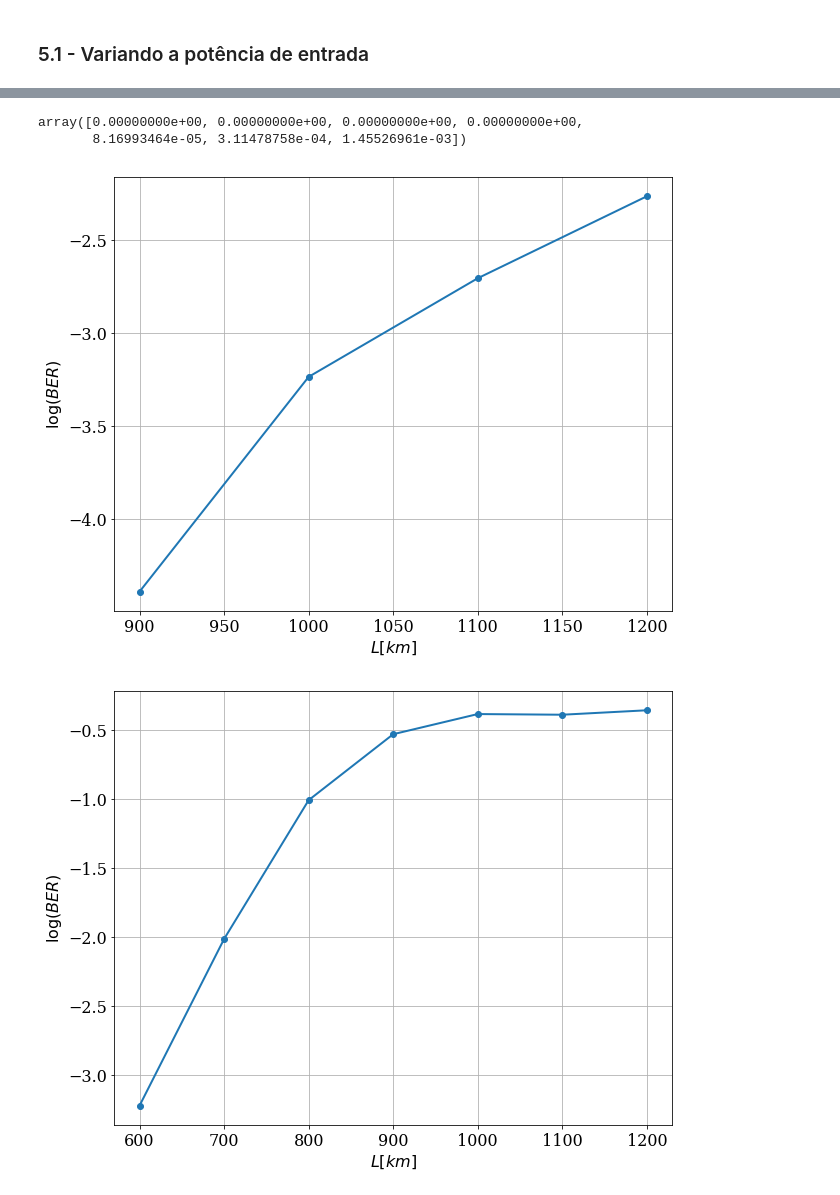
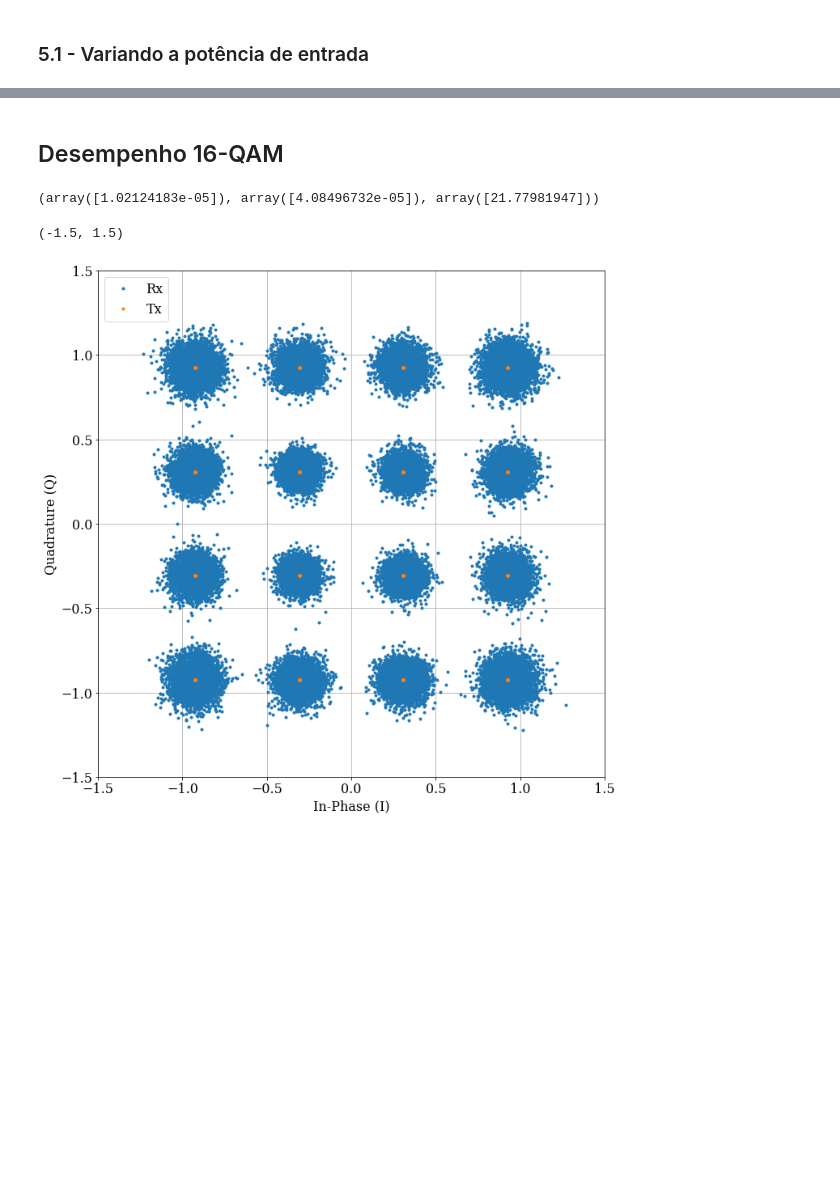
Before and after one commit to daniel7fontes/TCC_OFDM_ComOpt, a Jupyter notebook: DDO_CE_OFDM_variations.ipynb, the cells around one changed output, grey strips where cells are left out. Saved outputs shown, nothing was run; the diff lists cells and outputs as text; code cells hidden in the pictures; blank space fills up the shorter version.

```diff
--- a/DDO_CE_OFDM_variations.ipynb
+++ b/DDO_CE_OFDM_variations.ipynb
@@ -260,5 +274,0 @@ plt.grid()
-# %%
-BER
-# %% [output]
-array([0.00000000e+00, 0.00000000e+00, 0.00000000e+00, 0.00000000e+00,
-       8.16993464e-05, 3.11478758e-04, 1.45526961e-03])
@@ -289,9 +274,0 @@ for j, L in enumerate(Ltotal):
-# %%
-plt.figure(figsize = (10, 8))
-plt.plot(Ltotal, np.log10(BER), '-o')
-
-plt.ylabel(r"$\log(BER)$")
-plt.xlabel(r"$L [km]$")
-plt.grid()
-# %% [output]
-[figure, removed]
@@ -322,9 +275,2 @@ for j, L in enumerate(Ltotal):
-# %%
-plt.figure(figsize = (10, 8))
-plt.plot(Ltotal, np.log10(BER), '-o')
-
-plt.ylabel(r"$\log(BER)$")
-plt.xlabel(r"$L [km]$")
-plt.grid()
-# %% [output]
-[figure, removed]
+# %% [markdown]
+## Desempenho 16-QAM
@@ -330,0 +319,48 @@ plt.grid()
+# %%
+paramRx = parameters()
+
+# Parâmetros do receptor
+paramRx.Tc = 25    # Temperatura [°C]
+paramRx.Rd = 0.85  # Responsividade
+paramRx.Id = 5e-9  # Corrente de escuro [A]
+paramRx.RL = 50    # Resistência [Ω]
+paramRx.B  = 10e9  # Largura de banda [Hz]
+
+paramRx.Fa  = paramTx.Fa   # Frequência de amostragem
+paramRx.SpS = paramTx.SpS  # Amostras por símbolo
+paramRx.H   = paramTx.H    # Índice de modulação
+paramRx.fc  = paramTx.fc   # Frequência da portadora elétrica
+
+paramRx.N = paramTx.N
+paramRx.G = paramTx.G
+paramRx.K = paramTx.K
+
+symbRx, symbRx_neq, H_abs, H_pha = Rx(sigRxo, pilot, pulse, t, paramRx)
+# %%
+symbRx[0::int(paramTx.N/2)] = 'nan'
+symbTx[0::int(paramTx.N/2)] = 'nan'
+
+symbTx = symbTx[~np.isnan(symbTx)]
+symbRx = symbRx[~np.isnan(symbRx)]
+
+# Cálculo da BER
+fastBERcalc(symbRx, symbTx, paramTx.M, 'qam')
+# %% [output]
+(array([1.02124183e-05]), array([4.08496732e-05]), array([21.77981947]))
+# %%
+# Plot da constelação transmitida e recebida
+plt.figure(figsize=(10, 10))
+plt.plot(symbRx.real, symbRx.imag, '.', label = 'Rx')
+plt.plot(symbTx.real, symbTx.imag, '.', label = 'Tx')
+plt.axis('square')
+plt.xlabel('In-Phase (I)')
+plt.ylabel('Quadrature (Q)')
+plt.legend(loc = 'upper left')
+plt.tight_layout()
+plt.grid()
+
+plt.xlim(-1.5,1.5)
+plt.ylim(-1.5,1.5)
+# %% [output]
+(-1.5, 1.5)
+[figure, added]
```
Also changed, not shown: parts of 18 cells of this notebook, 1 other file.
